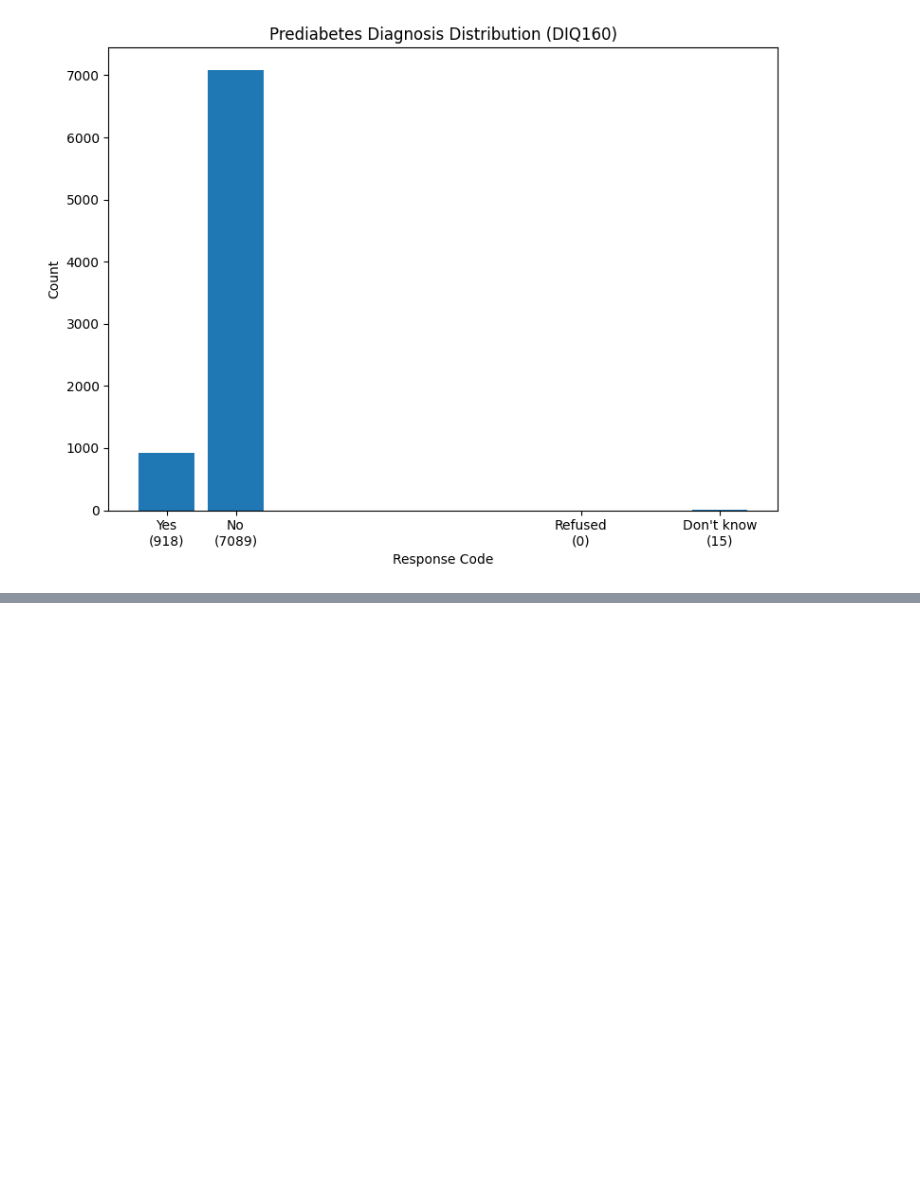
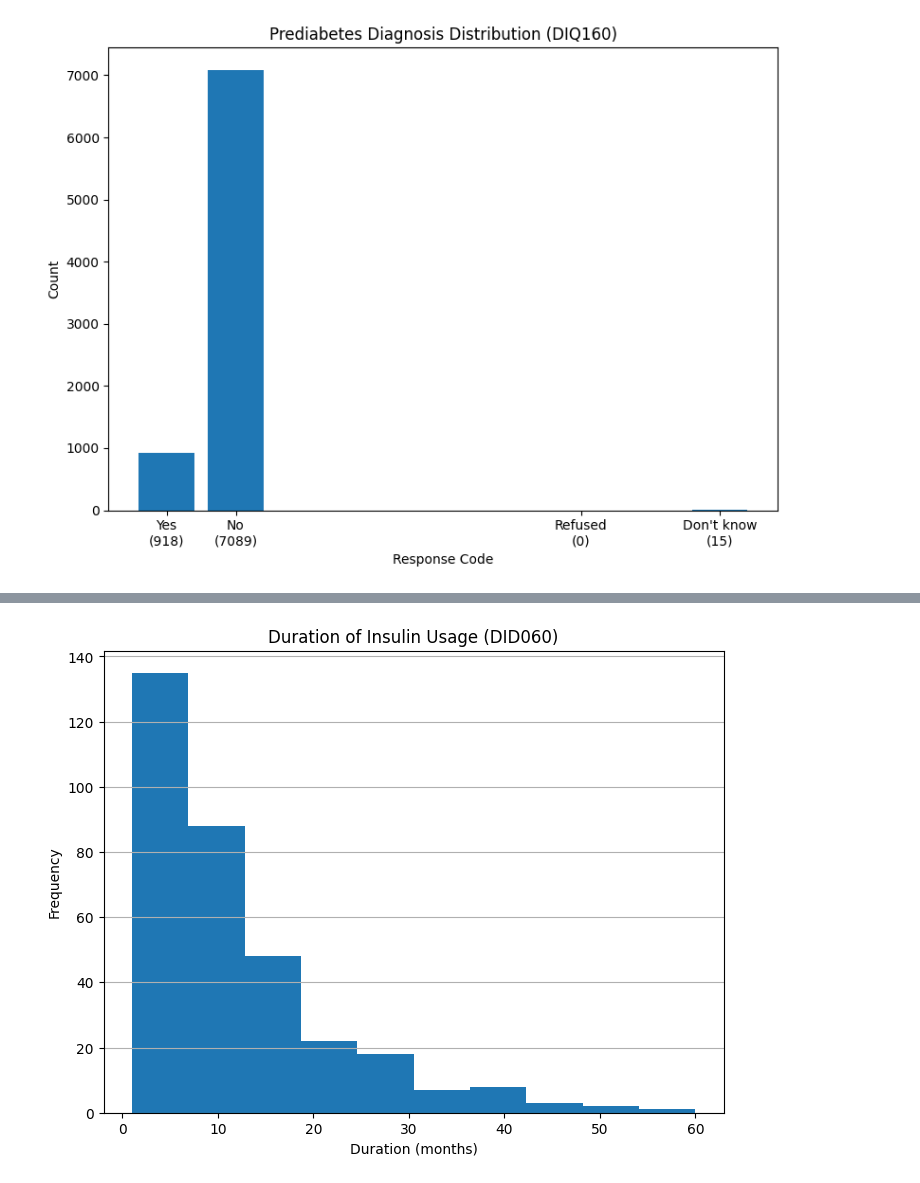
Before and after one commit to PiSaucer/CS426-Project, a Jupyter notebook: diabetes.ipynb, the cells around one changed output, grey strips where cells are left out. Cells and saved outputs as stored; diff of their text form; code cells hidden in the pictures; blank space fills up the shorter version.

```diff
--- a/diabetes.ipynb
+++ b/diabetes.ipynb
@@ -165,0 +185,15 @@ plt.show()
+# %%
+# Graph for How long taking insulin
+insulin_duration = df['How long taking insulin'].dropna()
+insulin_duration_clean = insulin_duration[(insulin_duration >= 1) & (insulin_duration <= 61)] # Ignore codes 666, 777, 999, .
+
+plt.figure(figsize=(8, 6))
+plt.hist(insulin_duration_clean)
+plt.title('Duration of Insulin Usage (DID060)')
+plt.xlabel('Duration (months)')
+plt.ylabel('Frequency')
+plt.grid(axis='y')
+plt.savefig("img/insulin_duration_distribution.png")
+plt.show()
+# %% [output]
+[figure, added]
```
Also changed, not shown: parts of 3 cells of this notebook.
